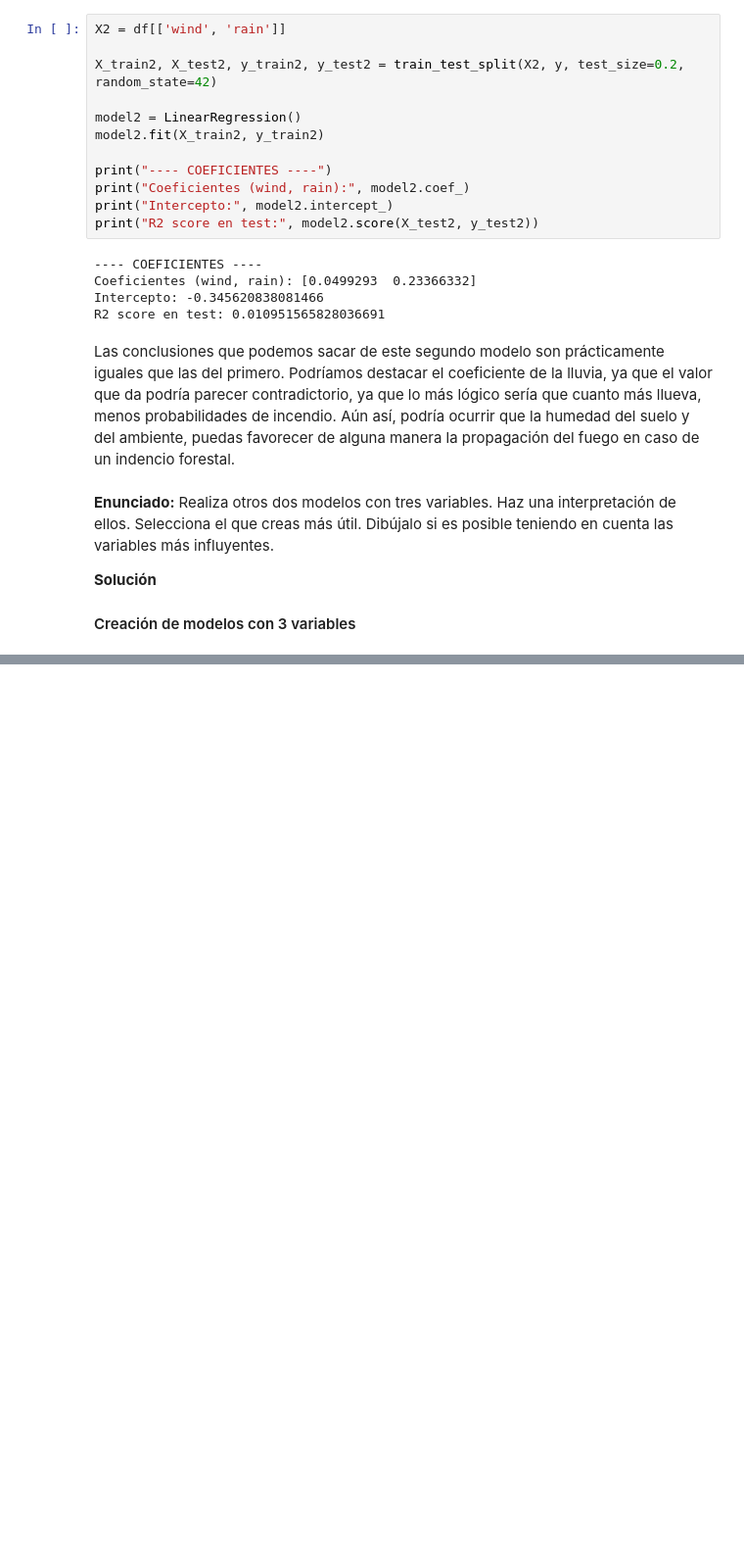
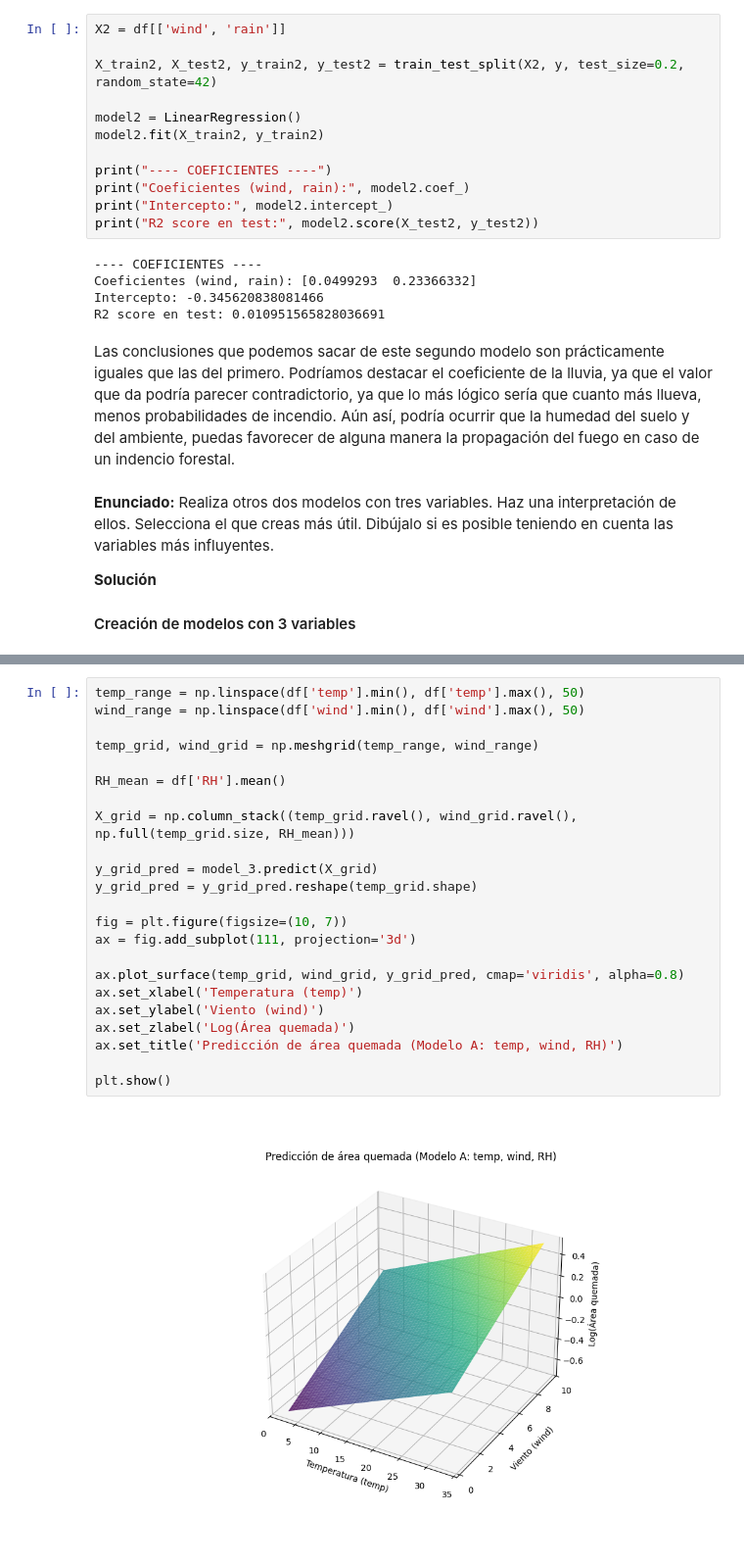
Before and after one commit to Carmoruda/Data_Mining, a Jupyter notebook: LAB04/Practica_3_GRUPOC5.ipynb, the cells around one changed output, grey strips where cells are left out. Shown at 98% size. Drawn from its saved outputs; the diff is of its cells as text; blank space fills up the shorter version.

Commit message:
L4P3. Práctica 3 terminada. Score de los modelos bajos.

```diff
--- a/LAB04/Practica_3_GRUPOC5.ipynb
+++ b/LAB04/Practica_3_GRUPOC5.ipynb
@@ -157,0 +177,25 @@ Modelo B (FFMC, DMC, ISI):
+# %%
+temp_range = np.linspace(df['temp'].min(), df['temp'].max(), 50)
+wind_range = np.linspace(df['wind'].min(), df['wind'].max(), 50)
+
+temp_grid, wind_grid = np.meshgrid(temp_range, wind_range)
+
+RH_mean = df['RH'].mean()
+
+X_grid = np.column_stack((temp_grid.ravel(), wind_grid.ravel(), np.full(temp_grid.size, RH_mean)))
+
+y_grid_pred = model_3.predict(X_grid)
+y_grid_pred = y_grid_pred.reshape(temp_grid.shape)
+
+fig = plt.figure(figsize=(10, 7))
+ax = fig.add_subplot(111, projection='3d')
+
+ax.plot_surface(temp_grid, wind_grid, y_grid_pred, cmap='viridis', alpha=0.8)
+ax.set_xlabel('Temperatura (temp)')
+ax.set_ylabel('Viento (wind)')
+ax.set_zlabel('Log(Área quemada)')
+ax.set_title('Predicción de área quemada (Modelo A: temp, wind, RH)')
+
+plt.show()
+# %% [output]
+[figure, added]
```
Also changed, not shown: parts of 10 cells of this notebook.
